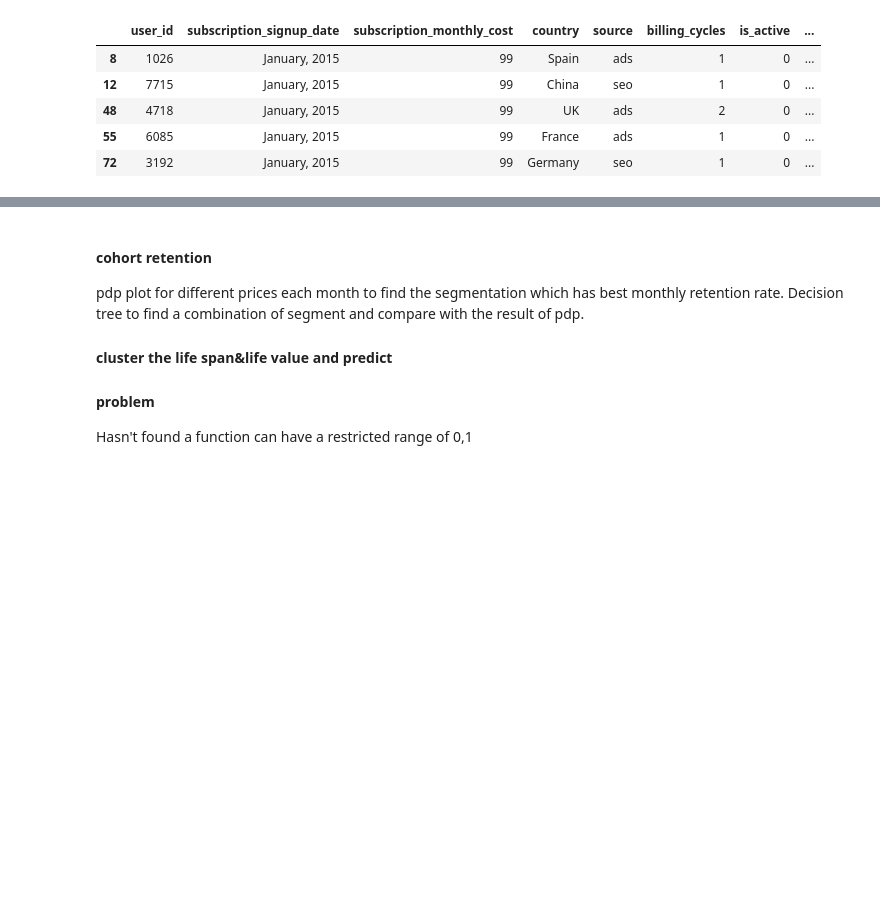
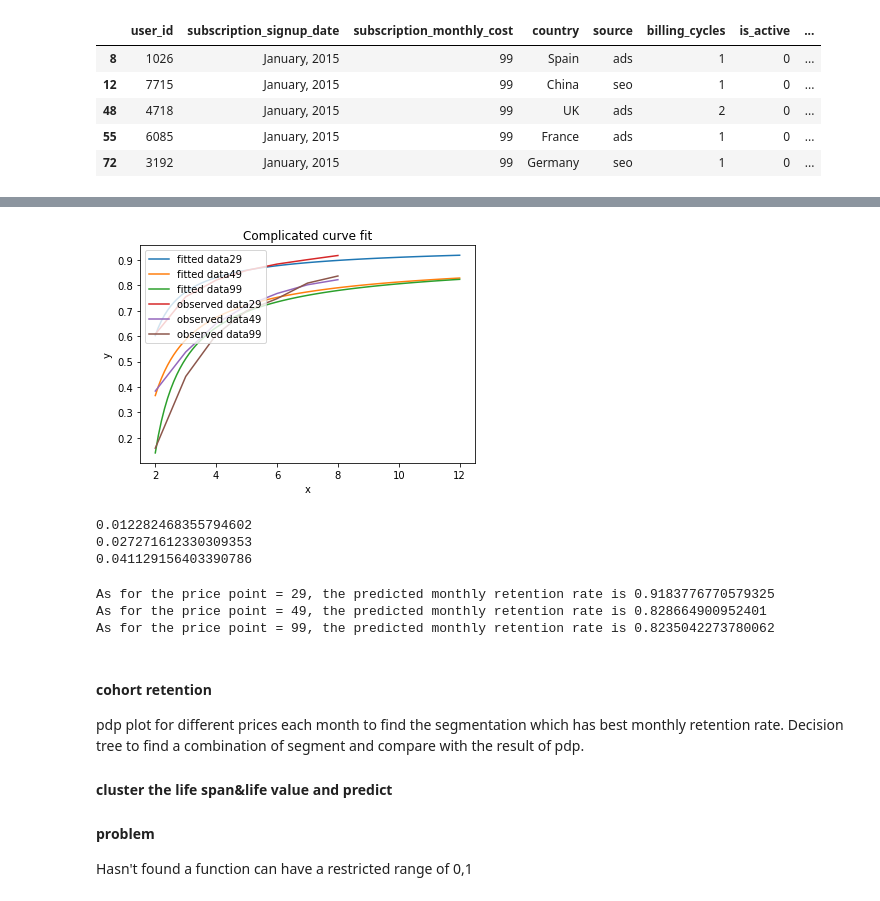
Before and after one commit to crazywiden/Leetcode_daily_submit, a Jupyter notebook: 20e/subscription retention rate.ipynb, the cells around one changed output, grey strips where cells are left out. Drawn from its saved outputs; the diff is of its cells as text; code cells hidden in the pictures; blank space fills up the shorter version.

```diff
--- a/20e/subscription retention rate.ipynb
+++ b/20e/subscription retention rate.ipynb
@@ -158,6 +158,13 @@ def log_model(data):
     y = np.array(data["ratio"])
     [coeffi, inter] = np.polyfit(np.log(x), y, 1)
     return [coeffi, inter]
+# %%
+# complicated curve fit
+from scipy.optimize import curve_fit
+def l( x, a, b):
+    return 1 - 1/(a+b*np.log(x+1))
+# def l2( x, a, b):
+#     return a*np.tanh(b*np.sqrt(x))
 # %%
 [mon_t_29, ratio_29] = keep_num(df_29,"unsub_month")
 [mon_t_49, ratio_49] = keep_num(df_49,"unsub_month")
@@ -207,3 +218,53 @@ plt.show()
+# %%
+# best
+# underfit for price point = 49 or 99
+x = np.linspace(2,12,100)
+[param_29,cov_29] = curve_fit(l, ratio_29["month"], ratio_29["ratio"])
+[param_49,cov_49] = curve_fit(l, ratio_49["month"], ratio_49["ratio"])
+[param_99,cov_99] = curve_fit(l, ratio_99["month"], ratio_99["ratio"])
+l_y_29 = 1 - 1/(param_29[0]+param_29[1]*np.log(x+1))
+l_y_49 = 1 - 1/(param_49[0]+param_49[1]*np.log(x+1))
+l_y_99 = 1 - 1/(param_99[0]+param_99[1]*np.log(x+1))
+plt.plot(x, l_y_29, label = "fitted data29")
+plt.plot(x, l_y_49, label = "fitted data49")
+plt.plot(x, l_y_99, label = "fitted data99")
+plt.plot(ratio_29["month"],ratio_29["ratio"], label = "observed data29")
+plt.plot(ratio_49["month"],ratio_49["ratio"], label = "observed data49")
+plt.plot(ratio_99["month"],ratio_99["ratio"], label = "observed data99")
+plt.title("Complicated curve fit")
+plt.legend(loc="upper left")
+plt.xlabel("x")
+plt.ylabel("y")
+plt.show()
+# %% [output]
+[figure, added]
+# %%
+y_pred_29 = 1 - 1/(param_29[0] + param_29[1] * np.log(ratio_29["month"] + 1))
+y_pred_49 = 1 - 1/(param_49[0] + param_49[1] * np.log(ratio_49["month"] + 1))
+y_pred_99 = 1 - 1/(param_99[0] + param_99[1] * np.log(ratio_99["month"] + 1))
+acc_29 = np.sqrt(sum((y_pred_29 - ratio_29["ratio"])**2)/7)
+acc_49 = np.sqrt(sum((y_pred_49 - ratio_49["ratio"])**2)/7)
+acc_99 = np.sqrt(sum((y_pred_99 - ratio_99["ratio"])**2)/7)
+print(acc_29)
+print(acc_49)
+print(acc_99)
+# %% [output]
+0.012282468355794602
+0.027271612330309353
+0.041129156403390786
+# %%
+#prediction for December
+Dec = 12
+Dec_pred_29 = 1 - 1/(param_29[0]+param_29[1]*np.log(Dec+1))
+Dec_pred_49 = 1 - 1/(param_49[0]+param_49[1]*np.log(Dec+1))
+Dec_pred_99 = 1 - 1/(param_99[0]+param_99[1]*np.log(Dec+1))
+print("As for the price point = 29, the predicted monthly retention rate is", Dec_pred_29)
+print("As for the price point = 49, the predicted monthly retention rate is", Dec_pred_49)
+print("As for the price point = 99, the predicted monthly retention rate is", Dec_pred_99)
+# %% [output]
+As for the price point = 29, the predicted monthly retention rate is 0.9183776770579325
+As for the price point = 49, the predicted monthly retention rate is 0.828664900952401
+As for the price point = 99, the predicted monthly retention rate is 0.8235042273780062
 # %%
 # life span
 df_list = [df_99,df_49,df_29]
```
Also changed, not shown: parts of 2 cells of this notebook.
